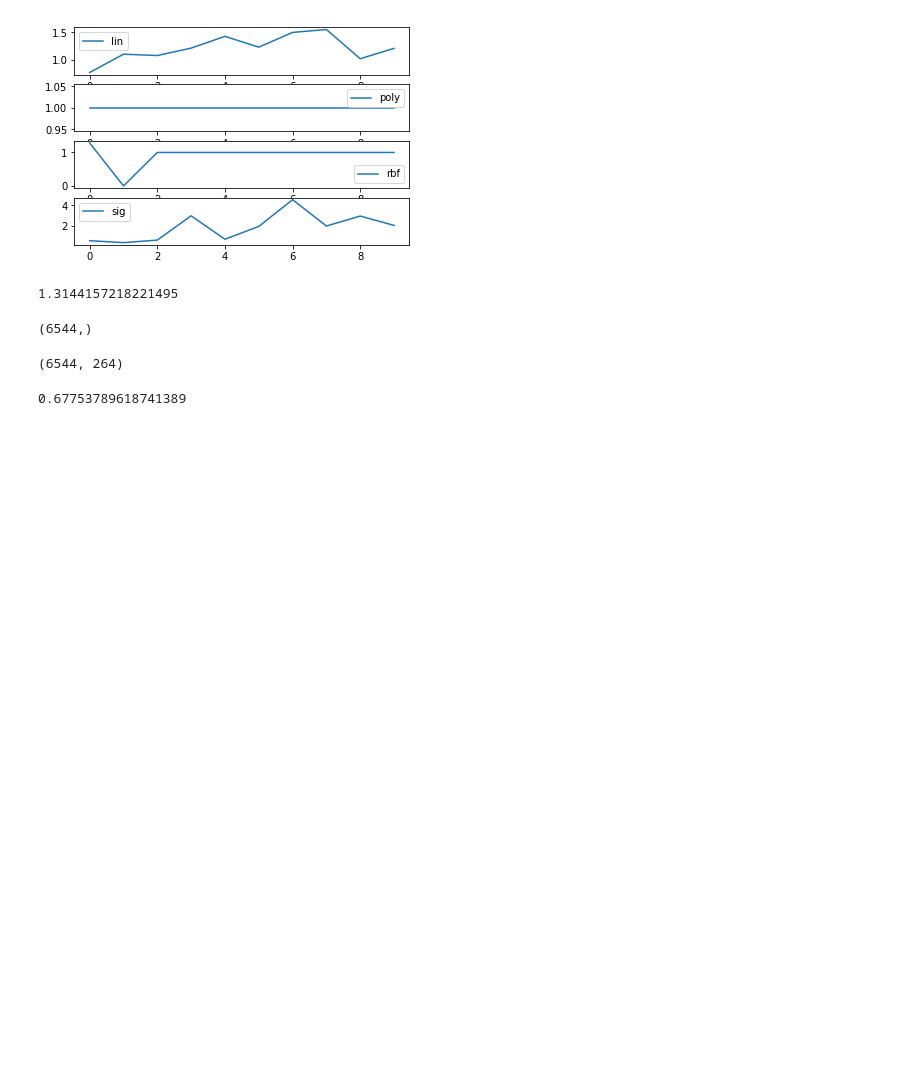
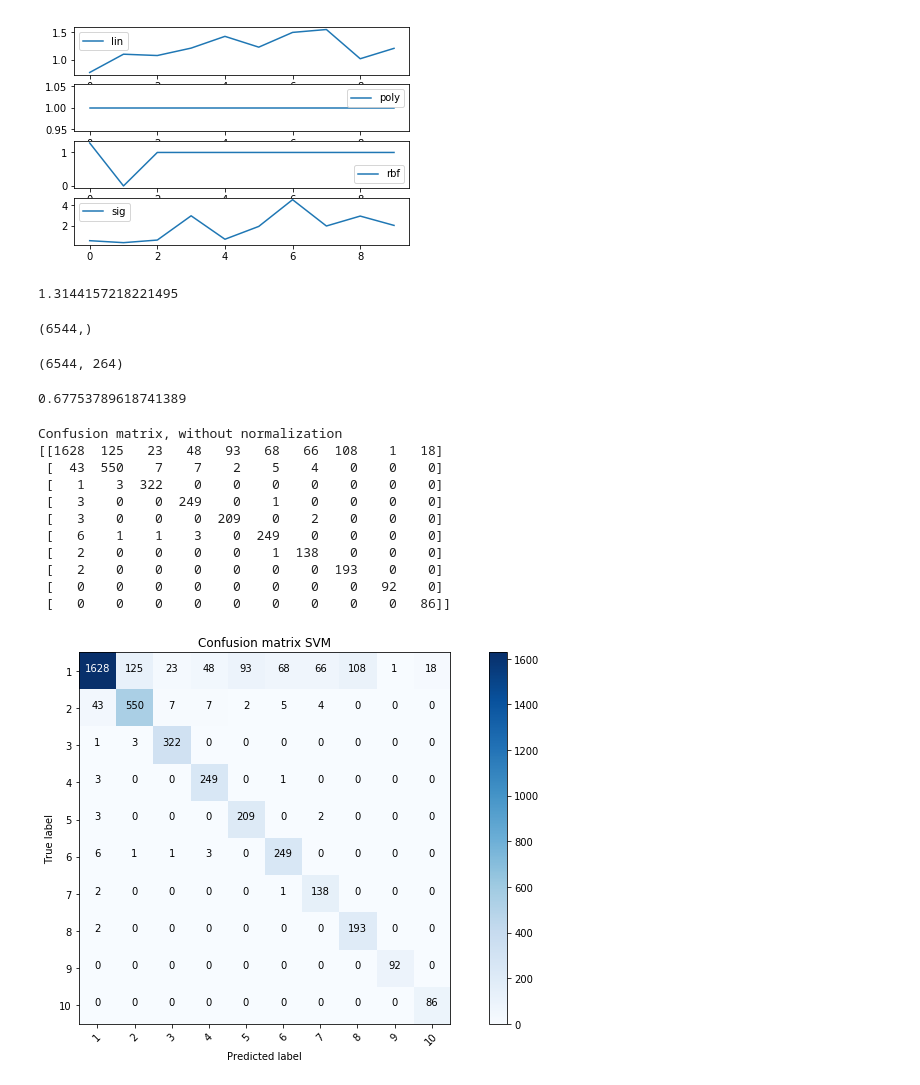
Before and after one commit to MaximilianPavon/ML_project, a Jupyter notebook: analysis-SVM.ipynb, the cells around one changed output. Cells and saved outputs as stored; diff of their text form; code cells hidden in the pictures; blank space fills up the shorter version.

```diff
--- a/analysis-SVM.ipynb
+++ b/analysis-SVM.ipynb
@@ -35,7 +35,7 @@ SVM_sig = svm.SVC(cache_size=2000, class_weight='balanced', kernel='sigmoid',gam
 # %%
 SVM_lin.fit(train_data_stand,train_labels)
 SVM_poly.fit(train_data_stand,train_labels)
-SVM_rbf.fit(train_data_stand,train_labels)
-SVM_sig.fit(train_data_stand,train_labels)
+#SVM_rbf.fit(train_data_stand,train_labels)
+#SVM_sig.fit(train_data_stand,train_labels)
 # %% [output]
 SVC(C=0.8, cache_size=2000, class_weight='balanced', coef0=0.0,
@@ -107,3 +109,21 @@ test_data.shape
 sum(predic == 1) / sum(train_labels == 1)
 # %% [output]
 0.67753789618741389
+# %%
+from sklearn.metrics import confusion_matrix
+cm = confusion_matrix(train_labels, SVM_lin.predict(train_data_stand))
+# %%
+utils.plot_confusion_matrix(cm, title='Confusion matrix SVM')
+# %% [output]
+Confusion matrix, without normalization
+[[1628  125   23   48   93   68   66  108    1   18]
+ [  43  550    7    7    2    5    4    0    0    0]
+ [   1    3  322    0    0    0    0    0    0    0]
+ [   3    0    0  249    0    1    0    0    0    0]
+ [   3    0    0    0  209    0    2    0    0    0]
+ [   6    1    1    3    0  249    0    0    0    0]
+ [   2    0    0    0    0    1  138    0    0    0]
+ [   2    0    0    0    0    0    0  193    0    0]
+ [   0    0    0    0    0    0    0    0   92    0]
+ [   0    0    0    0    0    0    0    0    0   86]]
+[figure, added]
```
Also changed, not shown: parts of 3 cells of this notebook, 3 other files.
